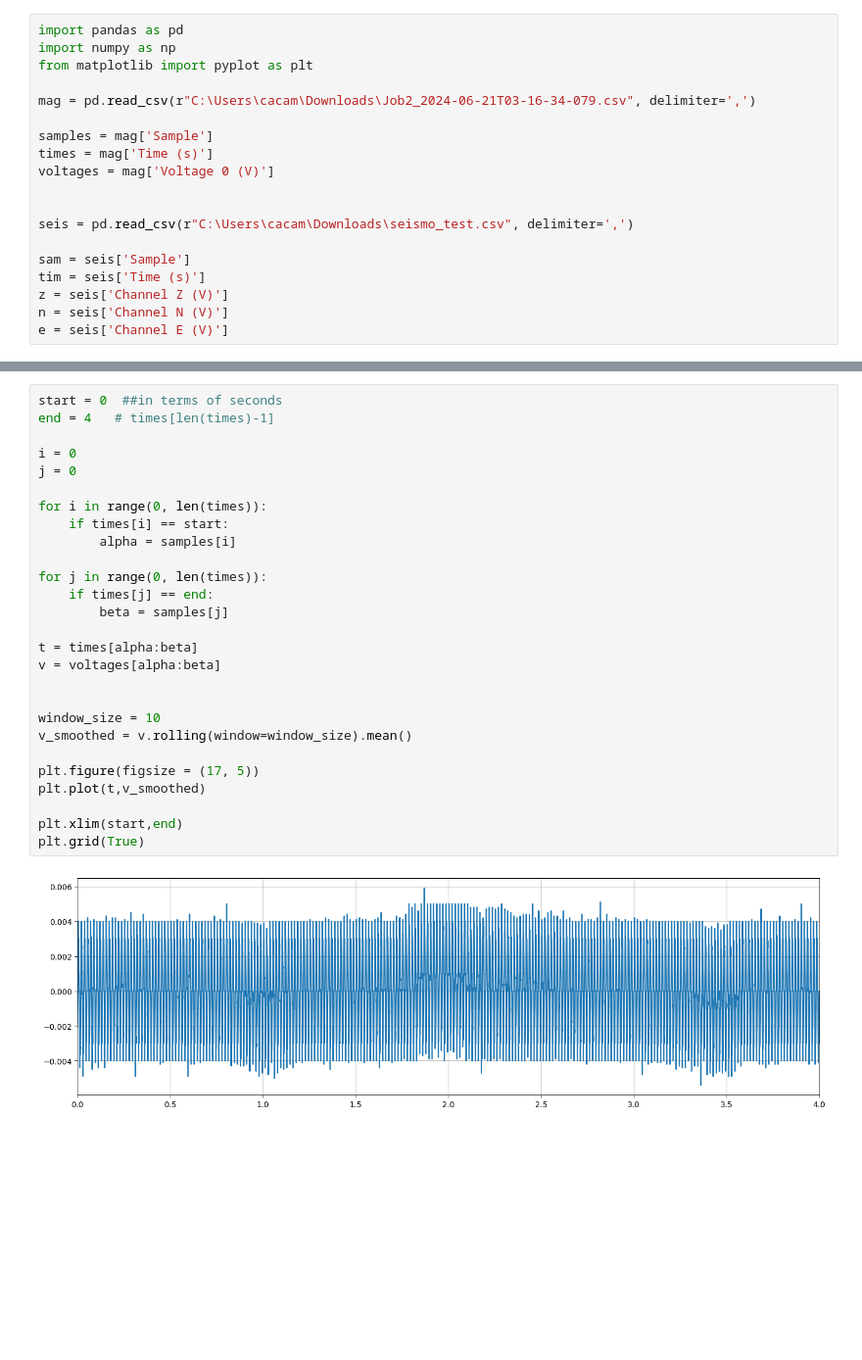
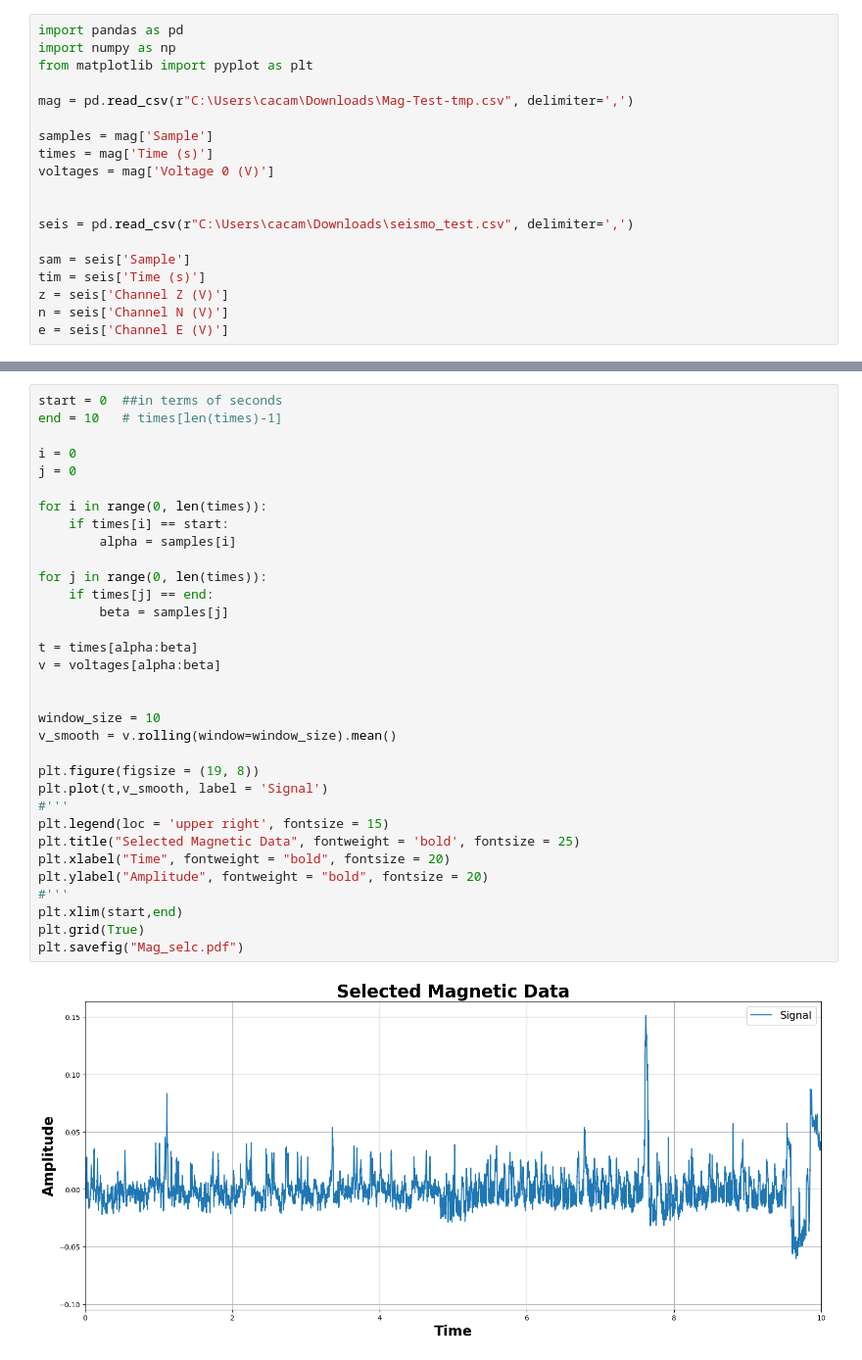
Before and after one commit to EquivocalBeing/CE_code, a Jupyter notebook: Webdaq_Test.ipynb, the cells around one changed output, grey strips where cells are left out. Shown: that part at 98% size. Drawn from its saved outputs; the diff is of its cells as text; blank space fills up the shorter version.

```diff
--- a/Webdaq_Test.ipynb
+++ b/Webdaq_Test.ipynb
@@ -3,7 +3,7 @@ import pandas as pd
 import numpy as np
 from matplotlib import pyplot as plt
 
-mag = pd.read_csv(r"C:\Users\cacam\Downloads\Job2_2024-06-21T03-16-34-079.csv", delimiter=',')
+mag = pd.read_csv(r"C:\Users\cacam\Downloads\Mag-Test-tmp.csv", delimiter=',')
 
 samples = mag['Sample']
 times = mag['Time (s)']
@@ -47,30 +51,36 @@ interactive(children=(FloatSlider(value=0.0, description='xlim', layout=Layout(w
 <function __main__.plot_with_slider(xlim)>
 # %%
 start = 0  ##in terms of seconds
-end = 4   # times[len(times)-1]
+end = 10   # times[len(times)-1]
 
 i = 0
 j = 0
 
 for i in range(0, len(times)):
     if times[i] == start:
         alpha = samples[i]
 
 for j in range(0, len(times)):
     if times[j] == end:
         beta = samples[j]
 
 t = times[alpha:beta]
 v = voltages[alpha:beta]
 
 
 window_size = 10
-v_smoothed = v.rolling(window=window_size).mean()
+v_smooth = v.rolling(window=window_size).mean()
 
-plt.figure(figsize = (17, 5))
-plt.plot(t,v_smoothed)
-
+plt.figure(figsize = (19, 8))
+plt.plot(t,v_smooth, label = 'Signal')
+#'''
+plt.legend(loc = 'upper right', fontsize = 15)
+plt.title("Selected Magnetic Data", fontweight = 'bold', fontsize = 25)
+plt.xlabel("Time", fontweight = "bold", fontsize = 20)
+plt.ylabel("Amplitude", fontweight = "bold", fontsize = 20)
+#'''
 plt.xlim(start,end)
 plt.grid(True)
+plt.savefig("Mag_selc.pdf")
 # %% [output]
-[figure, old version]
+[figure, new version]
```
Also changed, not shown: parts of 5 cells of this notebook.
